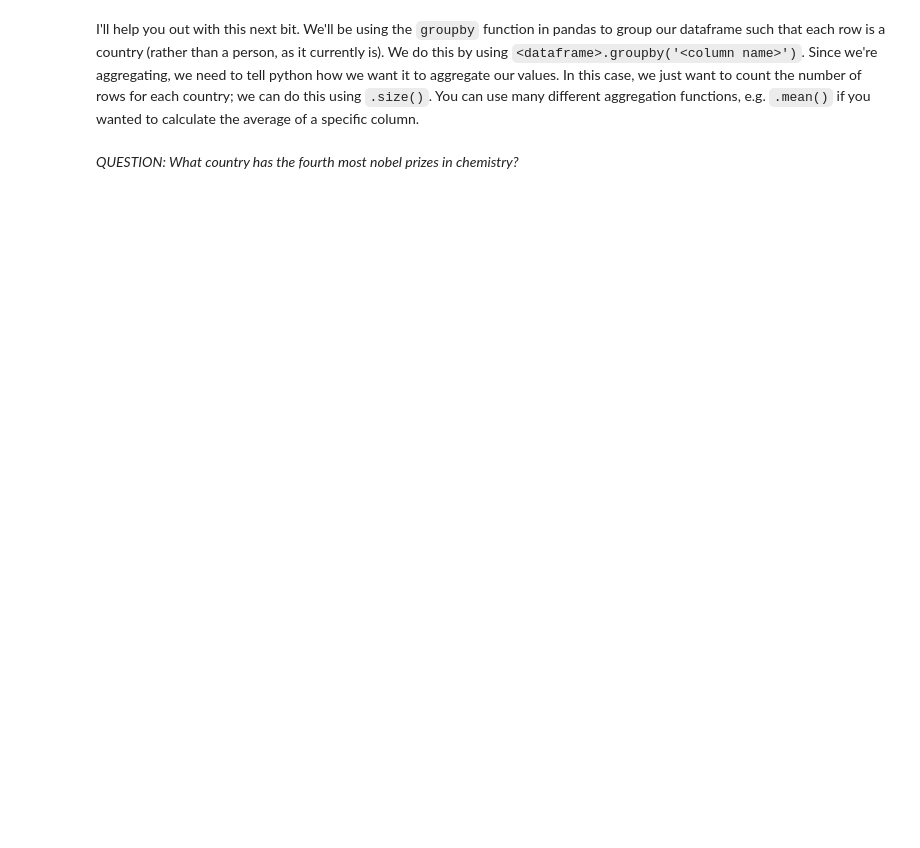
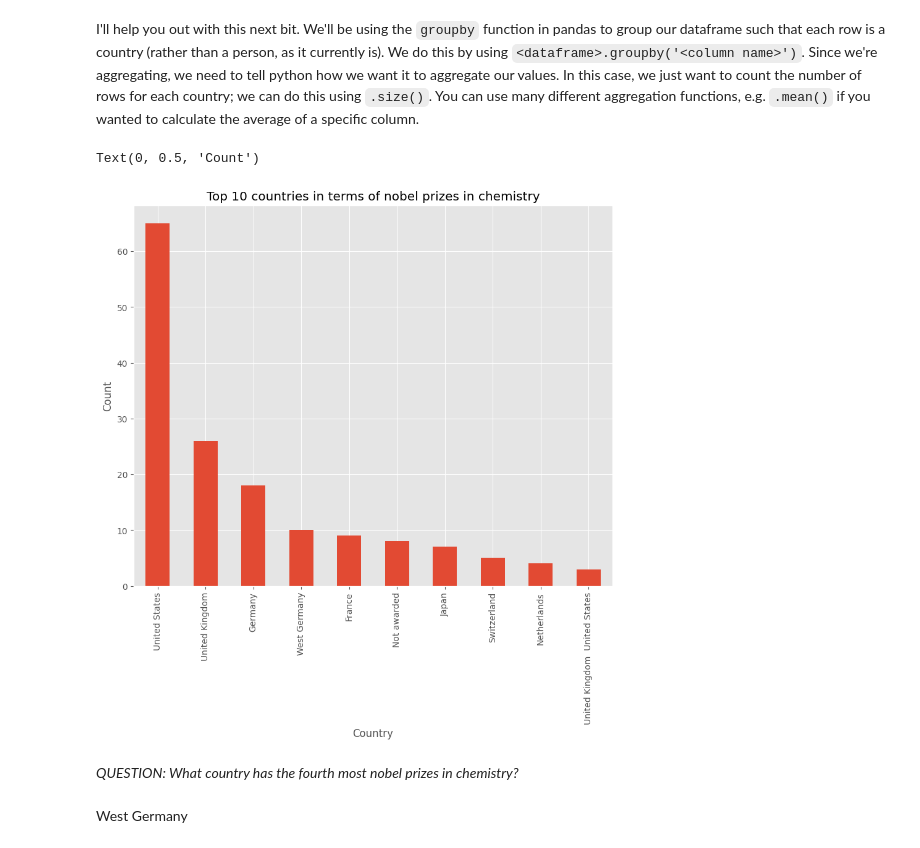
Before and after one commit to ChapmanLingHKU/QM2, a Jupyter notebook: notebooks/W02. Pandas.ipynb, the cells around one changed output. Drawn from its saved outputs; the diff is of its cells as text; code cells hidden in the pictures; blank space fills up the shorter version.

```diff
--- a/notebooks/W02. Pandas.ipynb
+++ b/notebooks/W02. Pandas.ipynb
@@ -458,5 +497,8 @@ And there we have it; a nicely formatted dataframe ready for analysis, straight
 Using the following URL https://en.wikipedia.org/wiki/List_of_Nobel_laureates_in_Chemistry create a plot of the top 10 countries in terms of nobel laureates. First, follow the steps below:
 # %%
 # scrape the table of Nobel Laureates in Chemistry using read_html. remember, this gives us a LIST of dataframes! lets call this list chem_tables
-
+url = 'https://en.wikipedia.org/wiki/List_of_Nobel_laureates_in_Chemistry'
+chem_tables = pandas.read_html(url)
 # select the first dataframe from this list and call it chem
+chem = chem_tables[0]
+chem
@@ -465,10 +521,19 @@ I'll help you out with this next bit. We'll be using the `groupby` function in p
 # %%
 # here, we're creating a new dataframe called 'country' in which each row is a country, and the values represent the number of nobel laureates.
 countries=chem.groupby('Country[B]').size()
 
 #now let's sort it in descending order
-countries.sort_values(ascending=False)
+countries = countries.sort_values(ascending=False)
 
 # finally, plot the top 10 countries
+countries[0:10].plot.bar()
+plt.title('Top 10 countries in terms of nobel prizes in chemistry')
+plt.xlabel('Country')
+plt.ylabel('Count')
+# %% [output]
+Text(0, 0.5, 'Count')
+[figure, added]
 # %% [markdown]
 *QUESTION: What country has the fourth most nobel prizes in chemistry?*
+# %% [markdown]
+West Germany
```
Also changed, not shown: parts of 5 cells of this notebook.
